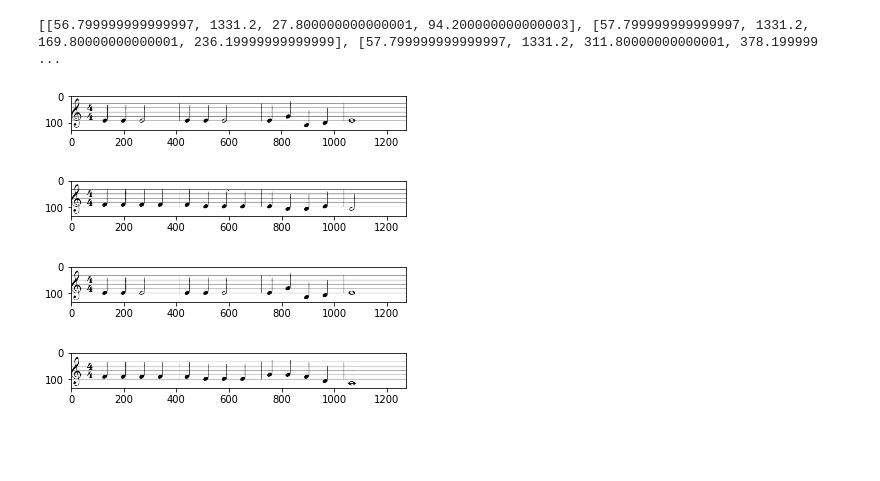
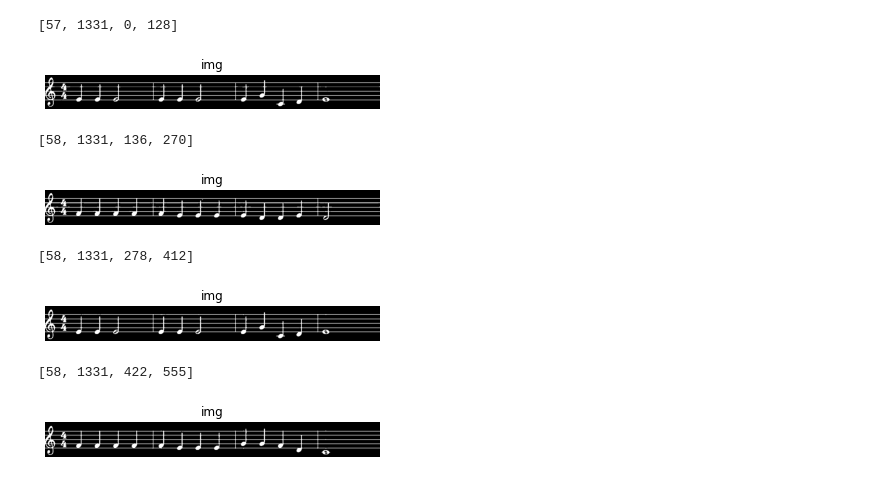
Before and after one commit to marait123/music-notes-reader, a Jupyter notebook: part1.ipynb, the cells around one changed output. Cells and saved outputs as stored; diff of their text form; code cells hidden in the pictures; blank space fills up the shorter version.

Commit message:
segmented the staff"

```diff
--- a/part1.ipynb
+++ b/part1.ipynb
@@ -117,8 +106,0 @@ show_images([bounded_image],['bounded image'])
-# %%
-for box in bounding_boxes:
-    [Xmin, Xmax, Ymin, Ymax] = [int(x) for x in box]
-
-    print(bounding_boxes[0])
-
-    plt.figure()
-    plt.imshow(original_image[Ymin:Ymax,Xmin:Xmax])
@@ -158,10 +106,0 @@ draw_bounding_boxes(bounded_image,bounding_boxes)
-# %%
-# store the segmented images
-
-counter = 1
-for box in bounding_boxes:
-    [Xmin, Xmax, Ymin, Ymax] = [int(x) for x in box]
-    path = "single-dataset/img-{}.jpg".format(counter)
-    counter+=1
-    io.imsave(path,original_image[Ymin:Ymax,Xmin:Xmax])
-print("done")
@@ -189,29 +107,36 @@ show_images([inverted_image,erroded_img,closed_img],['original image','erroded',
 # %%
 #  calculate the trace bounding boxes
 trace_bounding_boxes = get_bounding_boxes(closed_img,(10,4000))
+bigger_trace_bounding_boxes = []
 trace_images_array = []
-print(trace_bounding_boxes)
-
+division_height=0
+trace_height = 0
 for box in trace_bounding_boxes:
-    division_height = (box[3]-box[2])/4
+    trace_height = box[3]-box[2]
+    division_height = (trace_height)/4
     division_height = int(np.ceil(division_height))
 #     division_height *=2
     [Xmin, Xmax, Ymin, Ymax] = [int(round(x)) for x in box]
     Ymin -= 2 * division_height
     Ymin = Ymin if Ymin >0 else 0
     Ymax += 2 * division_height
+    bigger_trace_bounding_boxes.append([Xmin, Xmax, Ymin, Ymax])
 
-    plt.figure()
-    plt.imshow(original_image[Ymin:Ymax,Xmin:Xmax])
-    trace_images_array.append(original_image[Ymin:Ymax,Xmin:Xmax])
+    trace_images_array.append(gray_image[Ymin:Ymax,Xmin:Xmax])
-# %% [output]
-[[56.799999999999997, 1331.2, 27.800000000000001, 94.200000000000003], [57.799999999999997, 1331.2, 169.80000000000001, 236.19999999999999], [57.799999999999997, 1331.2, 311.80000000000001, 378.199999 ...
-[figure, removed]
-[figure, removed]
-[figure, removed]
-[figure, removed]
 # %%
 # for each trace segment the individual characters
-for trace_image in trace_images_array:
-    continue  # remove it
-    print(trace_image)
+for trace, image in zip(bigger_trace_bounding_boxes, trace_images_array):
+    print(trace)
+    [Xmin, Xmax, Ymin, Ymax] = [x for x in trace]
+    show_images([inverted_image[Ymin:Ymax,Xmin:Xmax]], ['img'])
+
+break
+# %% [output]
+[57, 1331, 0, 128]
+[figure, added]
+[58, 1331, 136, 270]
+[figure, added]
+[58, 1331, 278, 412]
+[figure, added]
+[58, 1331, 422, 555]
+[figure, added]
```
Also changed, not shown: parts of 10 cells of this notebook, 1 other file.
